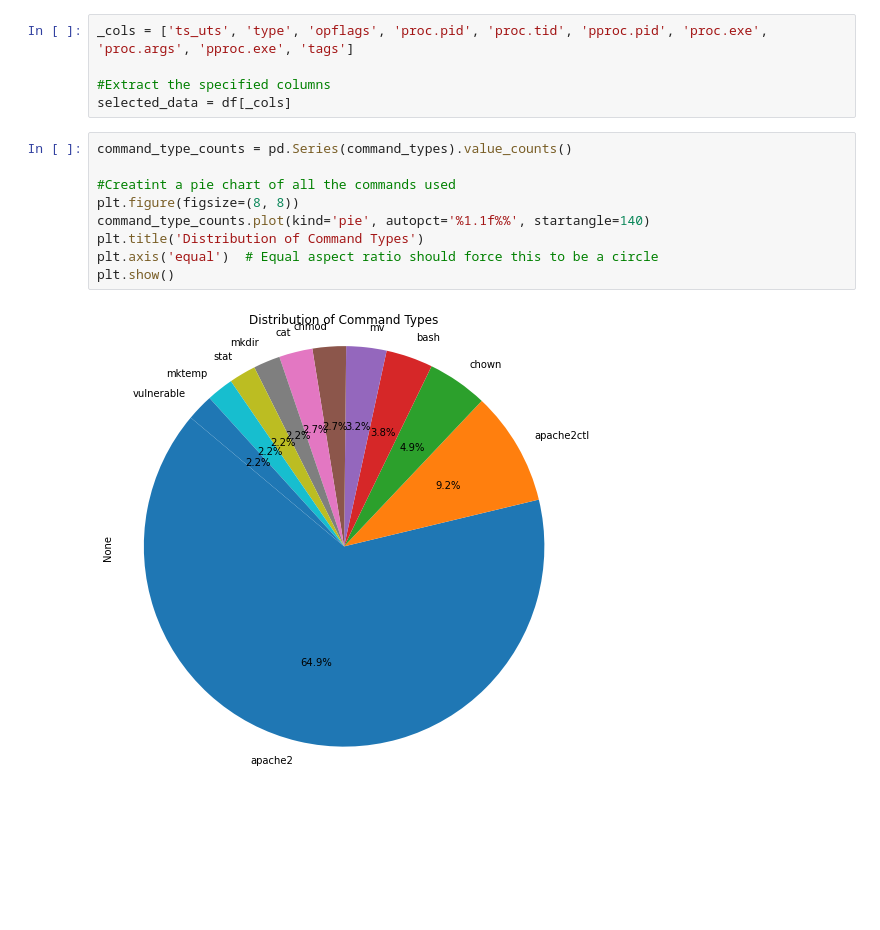
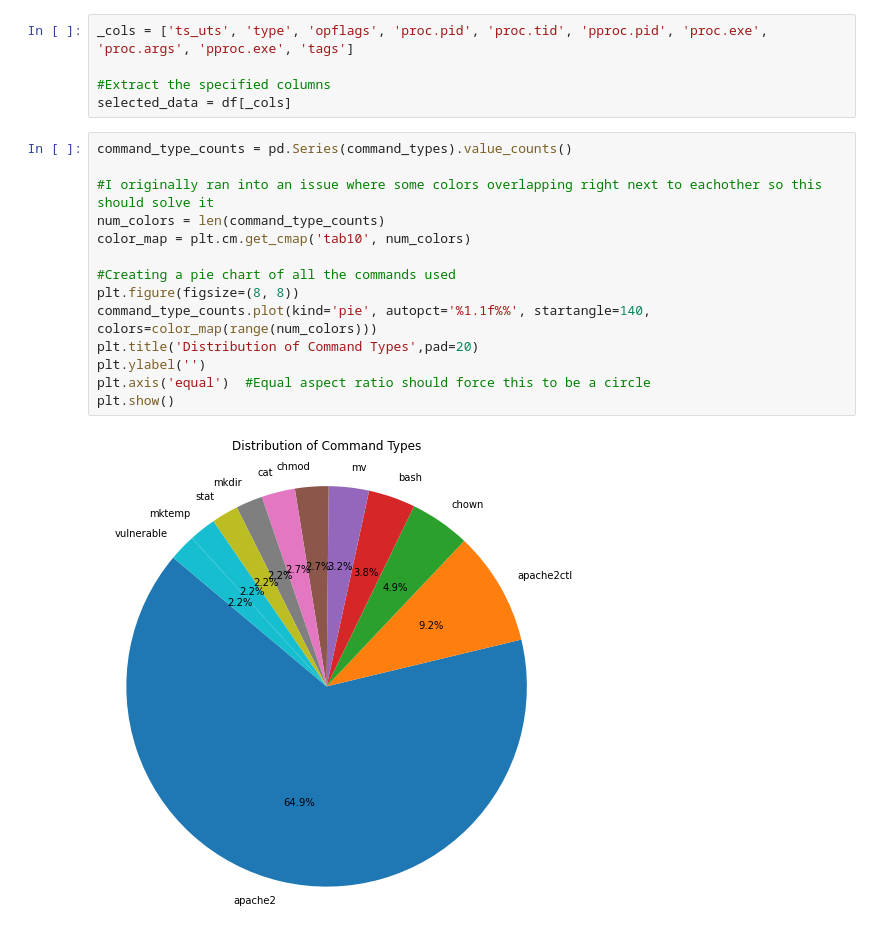
Before and after one commit to WangWNico/sf-lab, a Jupyter notebook: pynb/ShellShock.ipynb, the cells around one changed output. Cells and saved outputs as stored; diff of their text form; blank space fills up the shorter version.

Commit message:
Updating and cleaning the pie chart visualization for ShellShock.ipynb

```diff
--- a/pynb/ShellShock.ipynb
+++ b/pynb/ShellShock.ipynb
@@ -195,11 +195,16 @@ selected_data = df[_cols]
 # %%
 command_type_counts = pd.Series(command_types).value_counts()
 
-#Creatint a pie chart of all the commands used
+#I originally ran into an issue where some colors overlapping right next to eachother so this should solve it
+num_colors = len(command_type_counts)
+color_map = plt.cm.get_cmap('tab10', num_colors)
+
+#Creating a pie chart of all the commands used
 plt.figure(figsize=(8, 8))
-command_type_counts.plot(kind='pie', autopct='%1.1f%%', startangle=140)
-plt.title('Distribution of Command Types')
-plt.axis('equal')  # Equal aspect ratio should force this to be a circle
+command_type_counts.plot(kind='pie', autopct='%1.1f%%', startangle=140, colors=color_map(range(num_colors)))
+plt.title('Distribution of Command Types',pad=20)
+plt.ylabel('')
+plt.axis('equal')  #Equal aspect ratio should force this to be a circle
 plt.show()
 # %% [output]
-[figure, old version]
+[figure, new version]
```
